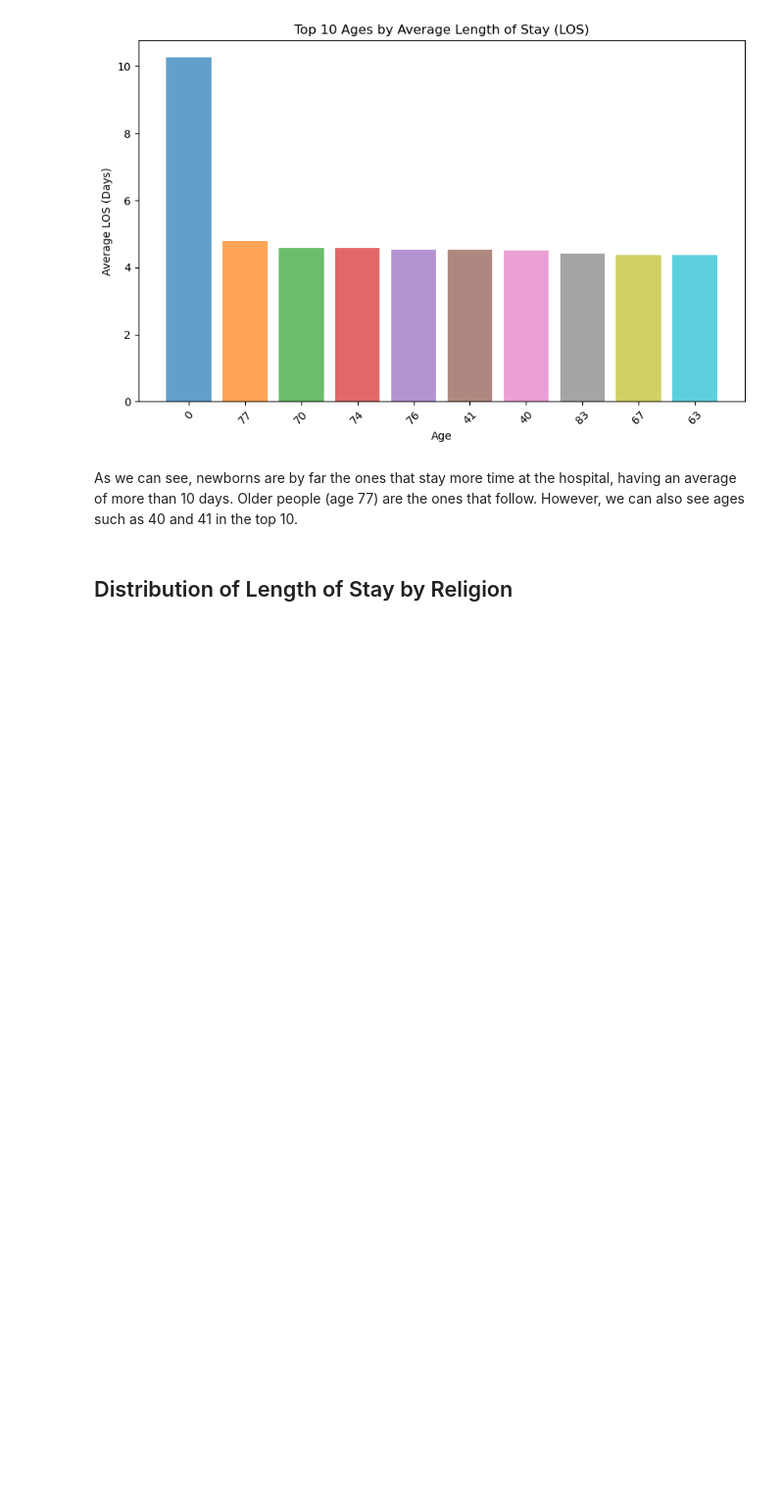
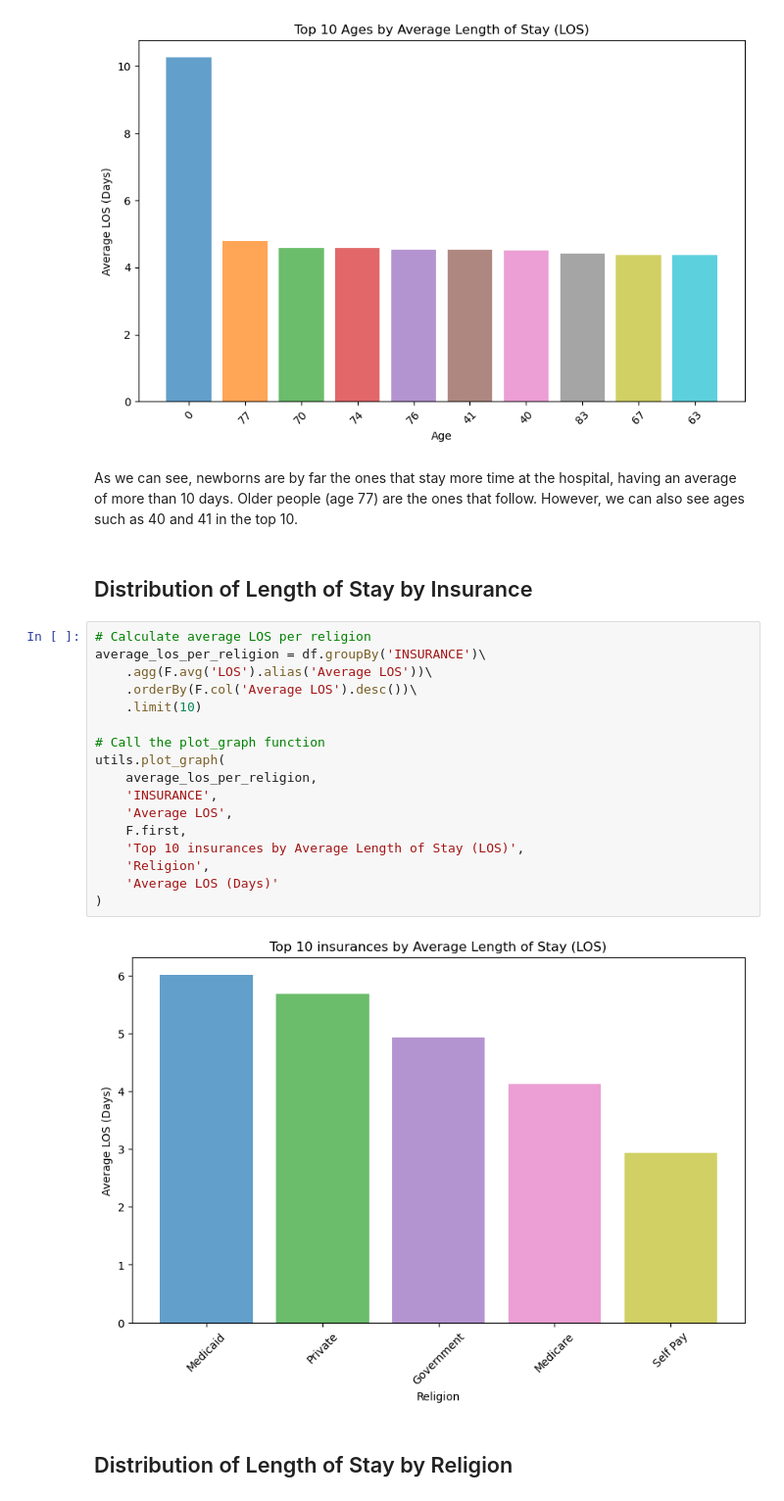
Before and after one commit to seblessa/ICU-LenghtOfStay-RegressionTask, a Jupyter notebook: notebook.ipynb, the cells around one changed output. Shown: that part at 98% size. Drawn from its saved outputs; the diff is of its cells as text; blank space fills up the shorter version.

```diff
--- a/notebook.ipynb
+++ b/notebook.ipynb
@@ -345,6 +264,27 @@ utils.plot_graph(
 [figure]
 # %% [markdown]
 As we can see, newborns are by far the ones that stay more time at the hospital, having an average of more than 10 days. Older people (age 77) are the ones that follow. However, we can also see ages such as 40 and 41 in the top 10.
+# %% [markdown]
+## Distribution of Length of Stay by Insurance
+# %%
+# Calculate average LOS per religion
+average_los_per_religion = df.groupBy('INSURANCE')\
+    .agg(F.avg('LOS').alias('Average LOS'))\
+    .orderBy(F.col('Average LOS').desc())\
+    .limit(10)
+
+# Call the plot_graph function
+utils.plot_graph(
+    average_los_per_religion,
+    'INSURANCE',
+    'Average LOS',
+    F.first,
+    'Top 10 insurances by Average Length of Stay (LOS)',
+    'Religion',
+    'Average LOS (Days)'
+)
+# %% [output]
+[figure, added]
 # %% [markdown]
 ## Distribution of Length of Stay by Religion
 # %%
```
Also changed, not shown: parts of 5 cells of this notebook, 1 other file.
